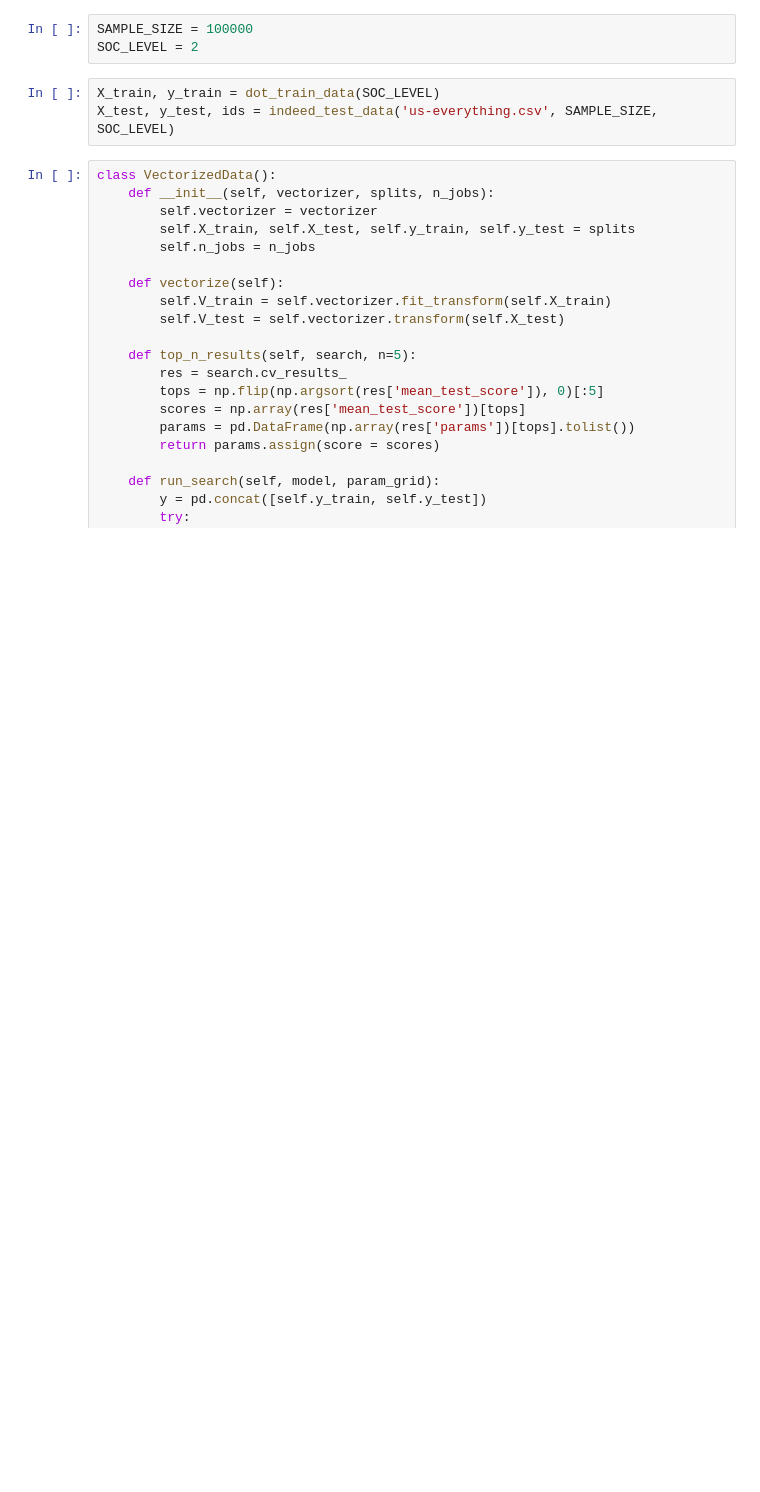
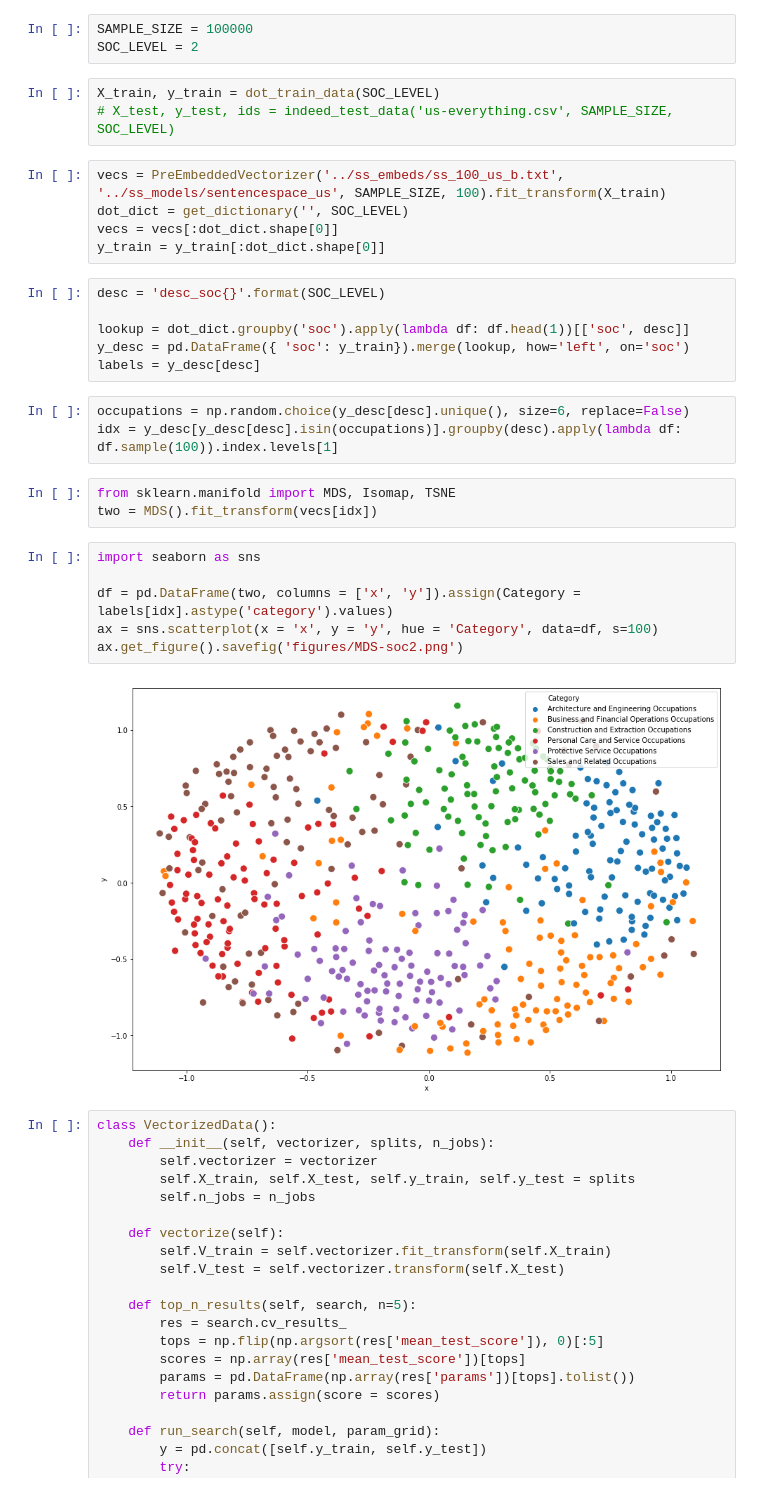
Before and after one commit to nandanrao/classify-dot, a Jupyter notebook: test-indeed.ipynb, the cells around one changed output. Saved outputs shown, nothing was run; the diff lists cells and outputs as text; blank space fills up the shorter version.

Commit message:
fixed match file bug and added scratch MDS visualization

```diff
--- a/test-indeed.ipynb
+++ b/test-indeed.ipynb
@@ -63,7 +72,32 @@ SAMPLE_SIZE = 100000
 SOC_LEVEL = 2
 # %%
 X_train, y_train = dot_train_data(SOC_LEVEL)
-X_test, y_test, ids = indeed_test_data('us-everything.csv', SAMPLE_SIZE, SOC_LEVEL)
+# X_test, y_test, ids = indeed_test_data('us-everything.csv', SAMPLE_SIZE, SOC_LEVEL)
+# %%
+vecs = PreEmbeddedVectorizer('../ss_embeds/ss_100_us_b.txt', '../ss_models/sentencespace_us', SAMPLE_SIZE, 100).fit_transform(X_train)
+dot_dict = get_dictionary('', SOC_LEVEL)
+vecs = vecs[:dot_dict.shape[0]]
+y_train = y_train[:dot_dict.shape[0]]
+# %%
+desc = 'desc_soc{}'.format(SOC_LEVEL)
+
+lookup = dot_dict.groupby('soc').apply(lambda df: df.head(1))[['soc', desc]]
+y_desc = pd.DataFrame({ 'soc': y_train}).merge(lookup, how='left', on='soc')
+labels = y_desc[desc]
+# %%
+occupations = np.random.choice(y_desc[desc].unique(), size=6, replace=False)
+idx = y_desc[y_desc[desc].isin(occupations)].groupby(desc).apply(lambda df: df.sample(100)).index.levels[1]
+# %%
+from sklearn.manifold import MDS, Isomap, TSNE
+two = MDS().fit_transform(vecs[idx])
+# %%
+import seaborn as sns
+
+df = pd.DataFrame(two, columns = ['x', 'y']).assign(Category = labels[idx].astype('category').values)
+ax = sns.scatterplot(x = 'x', y = 'y', hue = 'Category', data=df, s=100)
+ax.get_figure().savefig('figures/MDS-soc2.png')
+# %% [output]
+[figure, added]
 # %%
 class VectorizedData():
     def __init__(self, vectorizer, splits, n_jobs):
```
Also changed, not shown: parts of 14 cells of this notebook, 1 other file.
